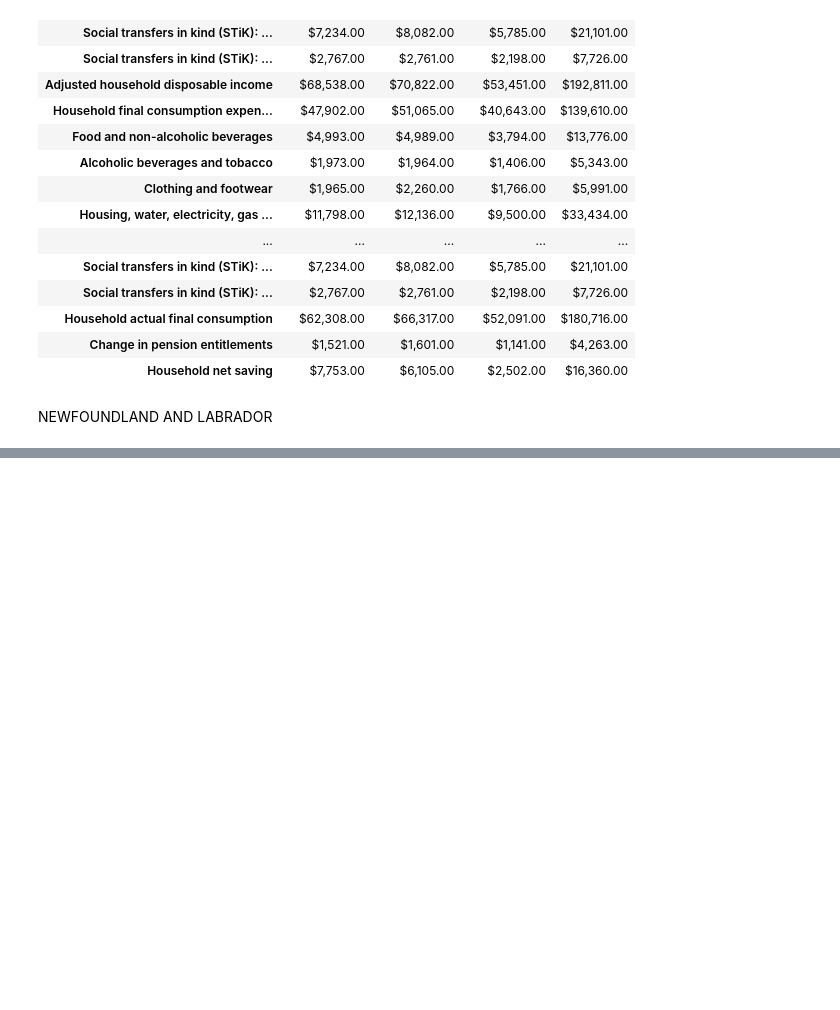
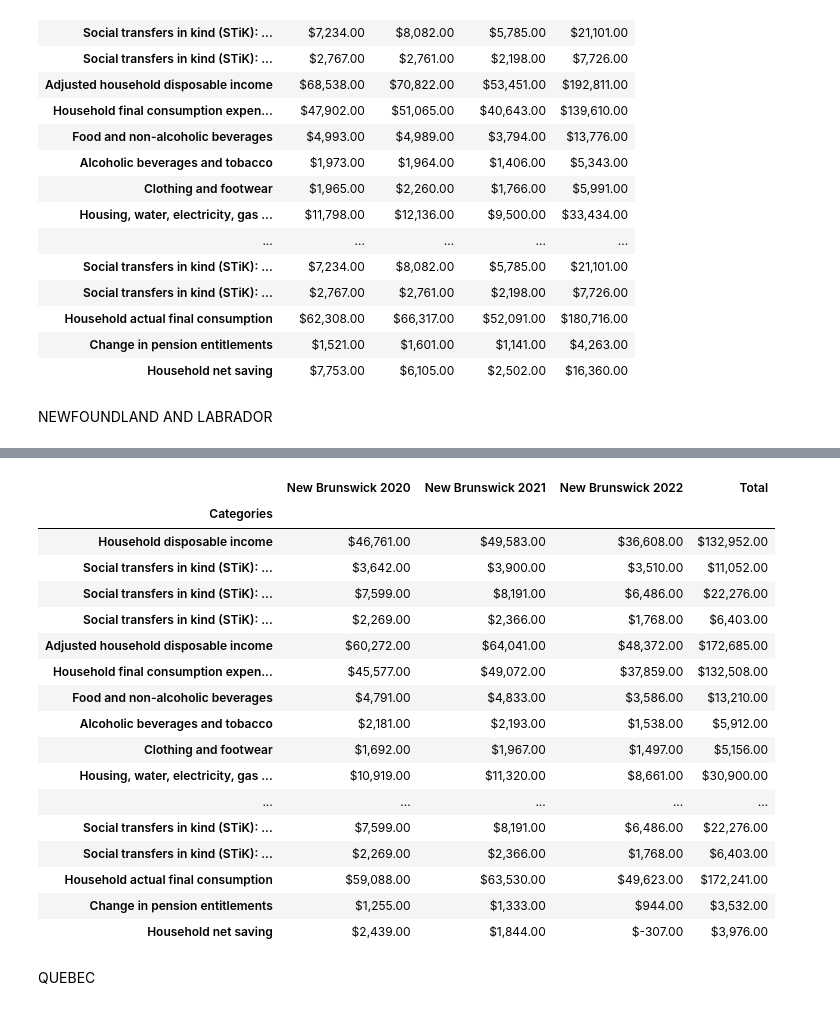
Before and after one commit to kristianrafuse/Canadian-Household-Finance-Study, a Jupyter notebook: Data Transformation.ipynb, the cells around one changed output, grey strips where cells are left out. Drawn from its saved outputs; the diff is of its cells as text; code cells hidden in the pictures; blank space fills up the shorter version.

```diff
--- a/Data Transformation.ipynb
+++ b/Data Transformation.ipynb
@@ -215,0 +368,16 @@ NL_peryear
+# %%
+#Select olny the columns with values for Canada
+NB_data = data_df.loc[:, ['New Brunswick 1',
+           'New Brunswick 1.1',
+           'New Brunswick 1.2',
+           'New Brunswick 1.3',
+           'New Brunswick 1.4',
+           'New Brunswick 1.5',
+           'New Brunswick 1.6',
+           'New Brunswick 1.7',
+           'New Brunswick 1.8',
+           'New Brunswick 1.9',
+           'New Brunswick 1.10']]
+
+
+NB_data.head()
@@ -215,0 +392,51 @@ NL_peryear
+# %%
+#Calculate the yearly values for every category
+NB_year = NB_data.drop(["Year Quartile"])
+
+# Replace commas with empty strings in the columns to be summed
+NB_year = NB_year.replace(',', '', regex=True)
+
+# Convert values in DataFrame to numeric: https://pandas.pydata.org/docs/reference/api/pandas.to_numeric.html
+NB_year = NB_year.apply(pd.to_numeric, errors='coerce', downcast="integer")
+
+# Sum the values for each row in the specified columns
+sum_col1 = NB_year.iloc[:, 0:4].sum(axis=1)
+sum_col2 = NB_year.iloc[:, 4:8].sum(axis=1)
+sum_col3 = NB_year.iloc[:, 8:11].sum(axis=1)
+
+# Create a new dataframe with the summed values
+NB_peryear = pd.DataFrame({'New Brunswick 2020': sum_col1, 'New Brunswick 2021': sum_col2, 'New Brunswick 2022': sum_col3})
+
+# Add a new column to the dataframe with the total sum of each row
+NB_peryear['Total'] = NB_peryear.sum(axis=1)
+
+# Format the numbers as currency: https://stackabuse.com/format-number-as-currency-string-in-python/
+def format_currency(num):
+    return "${:,.2f}".format(num)
+
+# Apply the function to the dataframe
+NB_peryear = NB_peryear.applymap(format_currency)
+
+# Display the resulting dataframe
+NB_peryear
+# %% [output]
+|  | New Brunswick 2020 | New Brunswick 2021 | New Brunswick 2022 | Total |
+| Categories |  |  |  |  |
+| Household disposable income | $46,761.00 | $49,583.00 | $36,608.00 | $132,952.00 |
+| Social transfers in kind (STiK): ... | $3,642.00 | $3,900.00 | $3,510.00 | $11,052.00 |
+| Social transfers in kind (STiK): ... | $7,599.00 | $8,191.00 | $6,486.00 | $22,276.00 |
+| Social transfers in kind (STiK): ... | $2,269.00 | $2,366.00 | $1,768.00 | $6,403.00 |
+| Adjusted household disposable income | $60,272.00 | $64,041.00 | $48,372.00 | $172,685.00 |
+| Household final consumption expen... | $45,577.00 | $49,072.00 | $37,859.00 | $132,508.00 |
+| Food and non-alcoholic beverages | $4,791.00 | $4,833.00 | $3,586.00 | $13,210.00 |
+| Alcoholic beverages and tobacco | $2,181.00 | $2,193.00 | $1,538.00 | $5,912.00 |
+| Clothing and footwear | $1,692.00 | $1,967.00 | $1,497.00 | $5,156.00 |
+| Housing, water, electricity, gas ... | $10,919.00 | $11,320.00 | $8,661.00 | $30,900.00 |
+| ... | ... | ... | ... | ... |
+| Social transfers in kind (STiK): ... | $7,599.00 | $8,191.00 | $6,486.00 | $22,276.00 |
+| Social transfers in kind (STiK): ... | $2,269.00 | $2,366.00 | $1,768.00 | $6,403.00 |
+| Household actual final consumption | $59,088.00 | $63,530.00 | $49,623.00 | $172,241.00 |
+| Change in pension entitlements | $1,255.00 | $1,333.00 | $944.00 | $3,532.00 |
+| Household net saving | $2,439.00 | $1,844.00 | $-307.00 | $3,976.00 |
+# %% [markdown]
+QUEBEC
```
Also changed, not shown: parts of 34 cells of this notebook.
